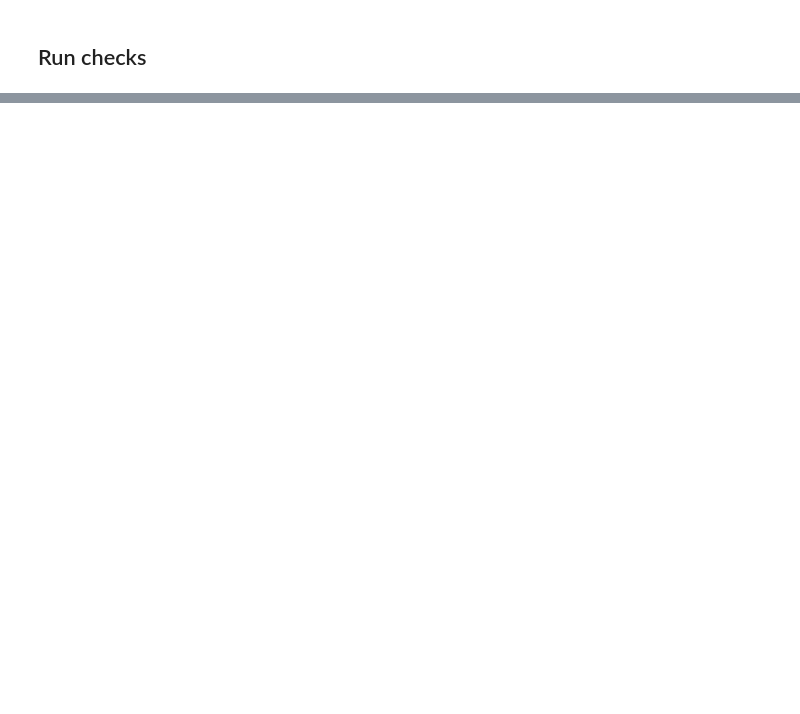
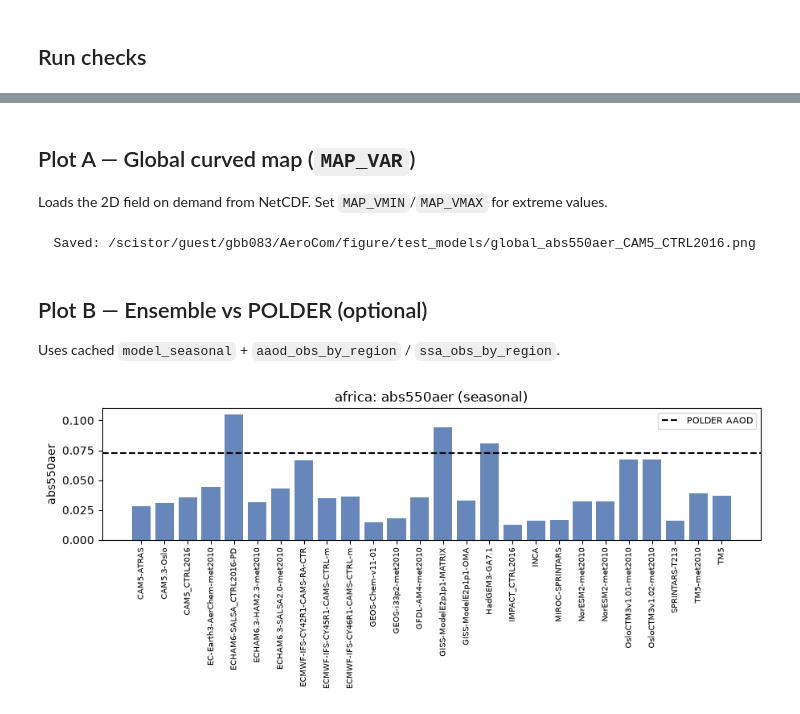
Before and after one commit to jessieaha/AeroCom_Error, a Jupyter notebook: notebooks/test_models.ipynb, the cells around one changed output, grey strips where cells are left out. Drawn from its saved outputs; the diff is of its cells as text; code cells hidden in the pictures; blank space fills up the shorter version.

```diff
--- a/notebooks/test_models.ipynb
+++ b/notebooks/test_models.ipynb
@@ -819,0 +1044,17 @@ Wrote all-model global lifetime table: /scistor/guest/gbb083/AeroCom/notebooks/t
+# %% [markdown]
+## Plot A — Global curved map (`MAP_VAR`)
+
+Loads the 2D field on demand from NetCDF. Set `MAP_VMIN`/`MAP_VMAX` for extreme values.
+# %%
+# --- Plot A: global map ---
+MAP_VMIN = 0   # e.g. 0.0
+MAP_VMAX = 1e-9   # e.g. 1e-10 for emissions
+for m in focus_models:
+    plot_spatial_var(
+        m, MAP_VAR, extent_mode='global',
+        vmin=MAP_VMIN, vmax=MAP_VMAX,
+        cmap='RdYlBu_r',
+        unit_label=MAP_VAR,
+    )
+# %% [output]
+  Saved: /scistor/guest/gbb083/AeroCom/figure/test_models/global_abs550aer_CAM5_CTRL2016.png
@@ -819,0 +1077,32 @@ Wrote all-model global lifetime table: /scistor/guest/gbb083/AeroCom/notebooks/t
+# %% [markdown]
+## Plot B — Ensemble vs POLDER (optional)
+
+Uses cached `model_seasonal` + `aaod_obs_by_region` / `ssa_obs_by_region`.
+# %%
+# --- Plot B: ensemble bar (optional) ---
+def plot_ensemble_region(region=ENSEMBLE_REGION, var_name=MAP_VAR):
+    vals = model_seasonal.get(region, {}).get(var_name, {})
+    if not vals:
+        print(f'No {var_name} in model_seasonal[{region}]')
+        return
+    items = sorted(vals.items(), key=lambda kv: kv[0])
+    names = [k.split('_AP3')[0][:28] for k, _ in items]
+    y = [float(v) for _, v in items]
+    fig, ax = plt.subplots(figsize=(max(8, len(y) * 0.35), 4))
+    ax.bar(range(len(y)), y, color='#4C72B0', alpha=0.85)
+    ax.set_xticks(range(len(y)))
+    ax.set_xticklabels(names, rotation=90, fontsize=7)
+    ax.set_ylabel(var_name)
+    ax.set_title(f'{region}: {var_name} (seasonal)')
+    if var_name in ('abs550aer',) and region in aaod_obs_by_region:
+        ax.axhline(aaod_obs_by_region[region], color='k', ls='--', label='POLDER AAOD')
+        ax.legend(fontsize=8)
+    if var_name in ('SSA',) and region in ssa_obs_by_region:
+        ax.axhline(ssa_obs_by_region[region], color='k', ls='--', label='POLDER SSA')
+        ax.legend(fontsize=8)
+    fig.tight_layout()
+    _save_or_show(fig, FIG_DIR / f'ensemble_{region}_{var_name}.png')
+
+plot_ensemble_region()
+# %% [output]
+[figure, added]
```
Also changed, not shown: parts of 26 cells of this notebook, 46 other files.
